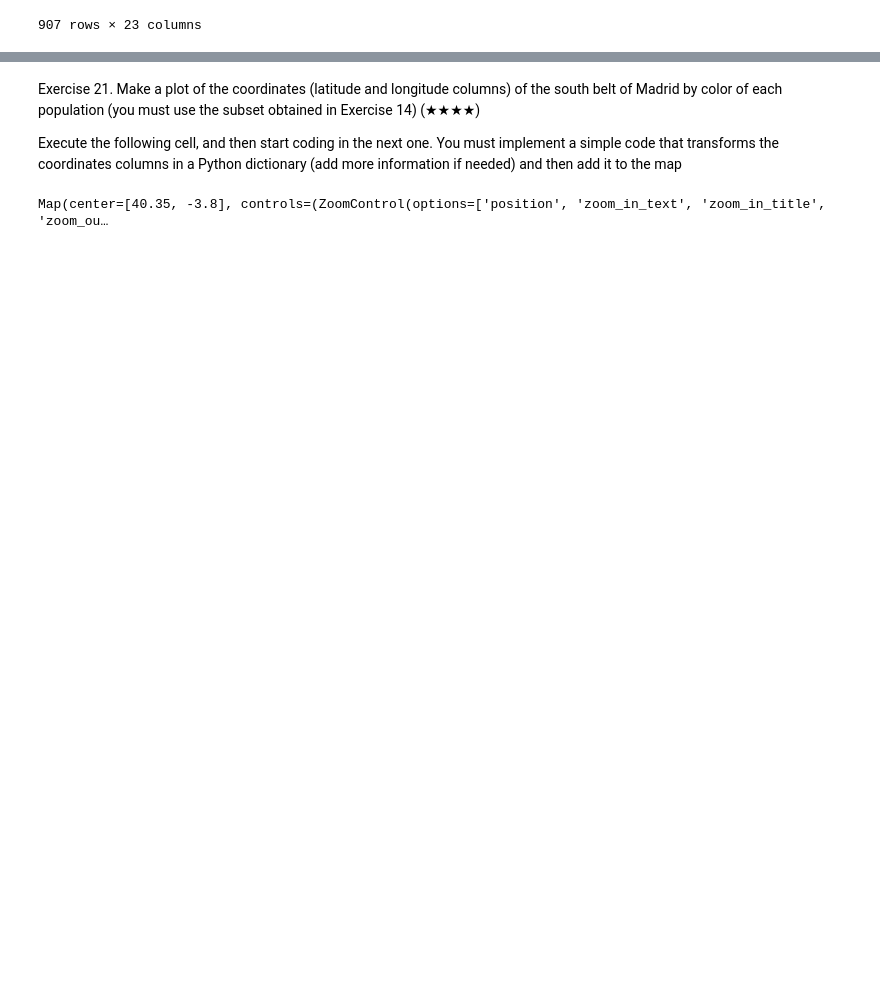
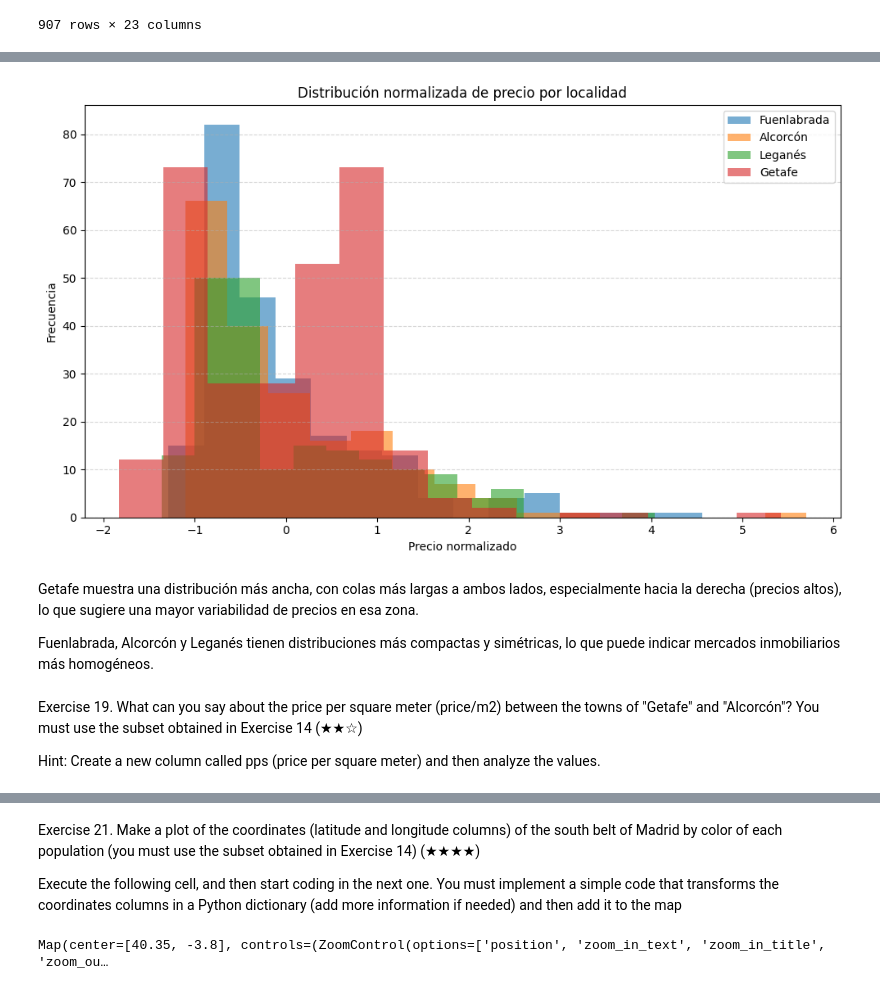
Before and after one commit to adrian-ch34/pre_work, a Jupyter notebook: notebooks/01_analysis.ipynb, the cells around one changed output, grey strips where cells are left out. Saved outputs shown, nothing was run; the diff lists cells and outputs as text; code cells hidden in the pictures; blank space fills up the shorter version.

```diff
--- a/notebooks/01_analysis.ipynb
+++ b/notebooks/01_analysis.ipynb
@@ -324,0 +451,38 @@ new_df
+# %%
+# Copiar para no modificar el original
+df_norm = new_df.copy()
+
+# Aplicar normalización por población (level5)
+df_norm["price_norm"] = df_norm.groupby("level5")["price"].transform(
+    lambda x: (x - x.mean()) / x.std()
+)
+
+# Obtener las localidades únicas
+locations = df_norm["level5"].unique()
+
+# Crear histogramas
+plt.figure(figsize=(10, 6))
+
+# Graficar un histograma para cada localidad
+for loc in locations:
+    prices = df_norm[df_norm["level5"] == loc]["price_norm"]
+    plt.hist(prices, bins=15, alpha=0.6, label=loc)
+
+plt.title("Distribución normalizada de precio por localidad")
+plt.xlabel("Precio normalizado")
+plt.ylabel("Frecuencia")
+plt.legend()
+plt.grid(axis='y', linestyle='--', alpha=0.5)
+plt.tight_layout()
+plt.show()
+# %% [output]
+[figure, added]
+# %% [markdown]
+Getafe muestra una distribución más ancha, con colas más largas a ambos lados, especialmente hacia la derecha (precios altos), lo que sugiere una mayor variabilidad de precios en esa zona.
+
+Fuenlabrada, Alcorcón y Leganés tienen distribuciones más compactas y simétricas, lo que puede indicar mercados inmobiliarios más homogéneos.
+# %% [markdown]
+
+Exercise 19. What can you say about the price per square meter (price/m2) between the towns of "Getafe" and "Alcorcón"? You must use the subset obtained in Exercise 14 (★★☆)
+
+Hint: Create a new column called pps (price per square meter) and then analyze the values.
```
Also changed, not shown: parts of 18 cells of this notebook.
